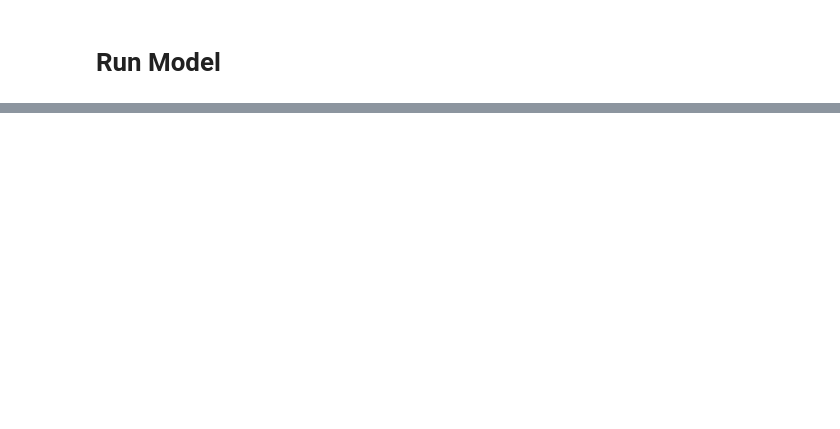
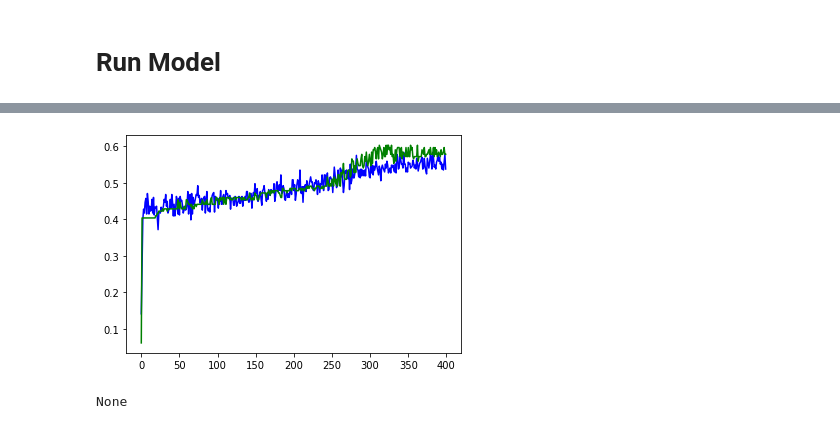
Before and after one commit to aaneto/rna-task, a Jupyter notebook: Author Identification.ipynb, the cells around one changed output, grey strips where cells are left out. Saved outputs shown, nothing was run; the diff lists cells and outputs as text; code cells hidden in the pictures; blank space fills up the shorter version.

```diff
--- a/Author Identification.ipynb
+++ b/Author Identification.ipynb
@@ -166,0 +392,8 @@ print(model.predict(test_01))
+# %%
+ax2, fig2 = plt.plot(acc, "b", val_acc, "g")
+# %% [output]
+[figure, added]
+# %%
+print(history.validation_data)
+# %% [output]
+None
```
Also changed, not shown: parts of 14 cells of this notebook, 21 other files.
